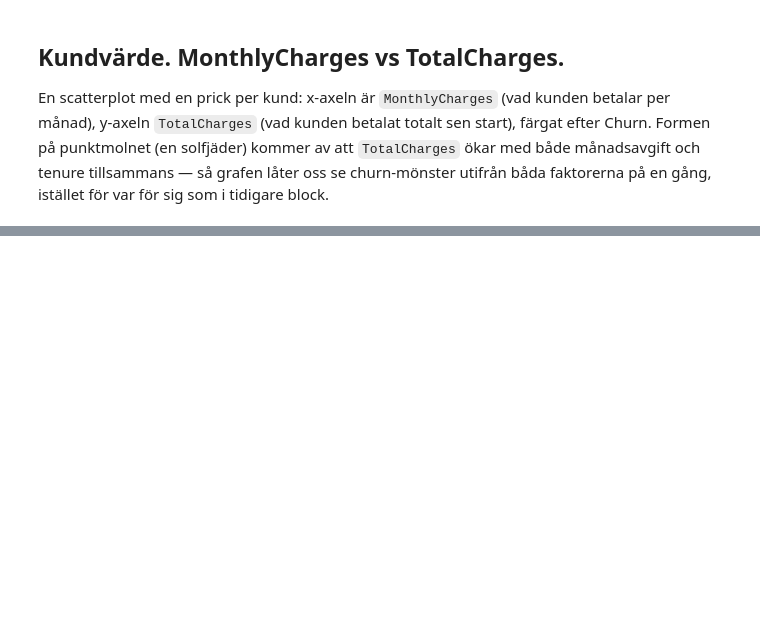
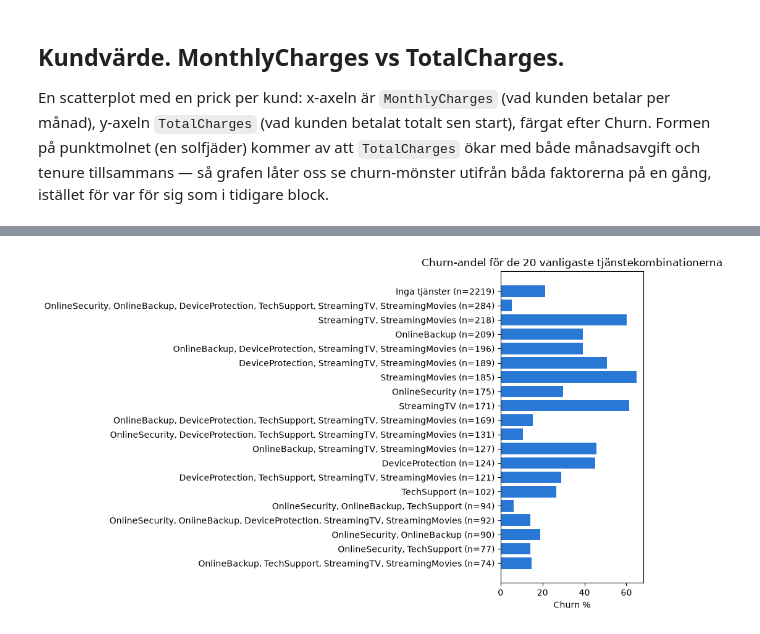
Before and after one commit to pyr0xd/Project_telco_churn, a Jupyter notebook: eda-kundlivscykel.ipynb, the cells around one changed output, grey strips where cells are left out. Cells and saved outputs as stored; diff of their text form; code cells hidden in the pictures; blank space fills up the shorter version.

```diff
--- a/eda-kundlivscykel.ipynb
+++ b/eda-kundlivscykel.ipynb
@@ -138,0 +160,14 @@ plt.show()
+# %%
+top20_by_count = combo_stats.sort_values("n", ascending=False).head(20)
+top20_by_count = top20_by_count.sort_values("n")
+
+labels_top20 = [f"{combo} (n={n})" for combo, n in zip(top20_by_count.index, top20_by_count["n"])]
+
+fig, ax = plt.subplots(figsize=(10, len(top20_by_count) * 0.3))
+ax.barh(labels_top20, top20_by_count["churn_pct"], color="#2a78d6")
+ax.set_xlabel("Churn %")
+ax.set_title("Churn-andel för de 20 vanligaste tjänstekombinationerna")
+plt.tight_layout()
+plt.show()
+# %% [output]
+[figure, added]
```
Also changed, not shown: parts of 7 cells of this notebook.
